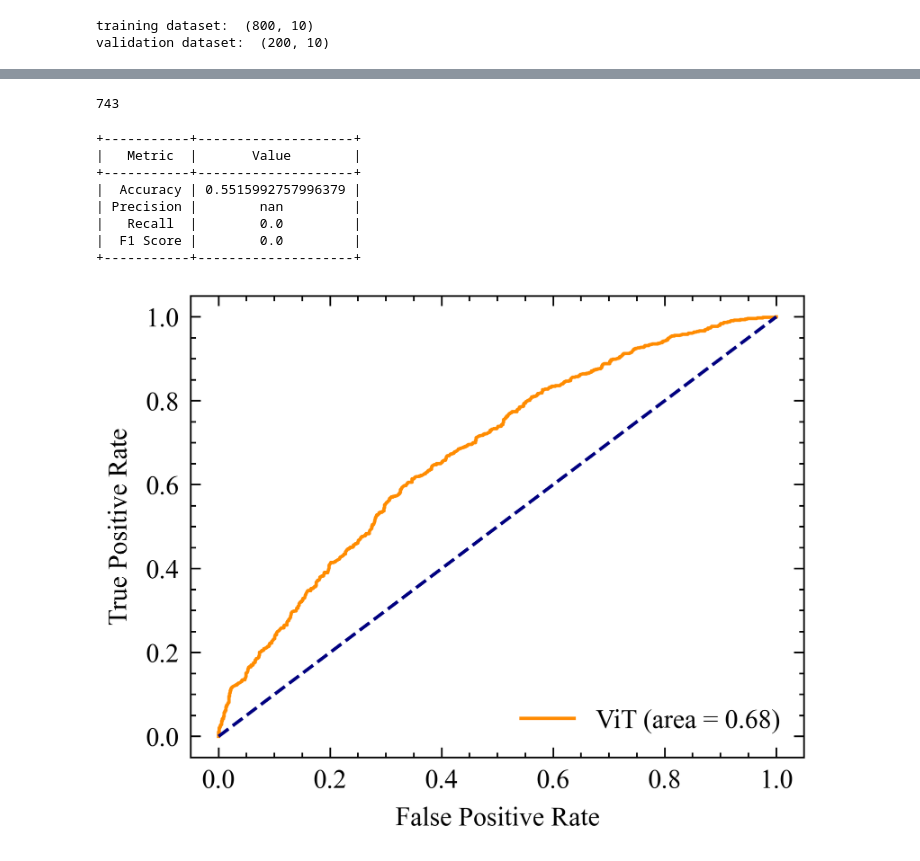
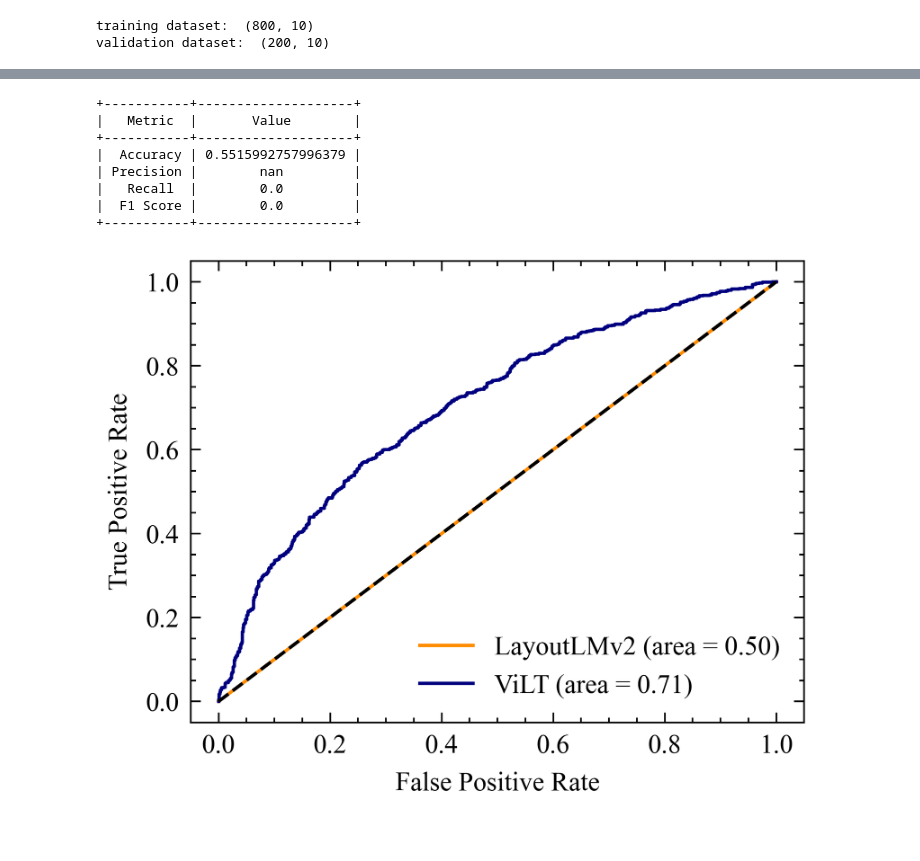
Before and after one commit to keyanUB/meme_models, a Jupyter notebook: layoutlm.ipynb, the cells around one changed output, grey strips where cells are left out. Cells and saved outputs as stored; diff of their text form; code cells hidden in the pictures.

Commit message:
update_results

```diff
--- a/layoutlm.ipynb
+++ b/layoutlm.ipynb
@@ -311,10 +336,6 @@ tp = df_cm['tp'][0]
 fp = df_cm['fp'][0]
 tn = df_cm['tn'][0]
 fn = df_cm['fn'][0]
-# %%
-fn
-# %% [output]
-743
 # %%
 # print the evaluation metrics in a table
 from prettytable import PrettyTable
@@ -335,38 +356,47 @@ print(x)
 |  F1 Score |        0.0         |
 +-----------+--------------------+
 # %%
-df_result = pd.read_csv('results/layoutlm_roc.csv')
+df_layout = pd.read_csv('results/layoutlm_roc.csv')
+df_vilt = pd.read_csv('results/vilt_roc.csv')
 # %%
 # get the lists of fpr, tpr, thresholds
-fpr = df_result['fpr'].tolist()
-tpr = df_result['tpr'].tolist()
-thresholds_list = df_result['thresholds'].tolist()
+fpr_layout = df_layout['fpr'].tolist()
+tpr_layout = df_layout['tpr'].tolist()
+thresholds_layout = df_layout['thresholds'].tolist()
+
+fpr_vilt = df_vilt['fpr'].tolist()
+tpr_vilt = df_vilt['tpr'].tolist()
+thresholds_vilt = df_vilt['thresholds'].tolist()
 # %%
 # plot the roc curve
 import latex
 from sklearn.metrics import roc_curve, auc
 import matplotlib.pyplot as plt
 import scienceplots
 
 plt.style.use(['science','ieee', 'no-latex'])
 
 plt.rcParams.update({
     "font.family": "serif",
     # Use LaTeX default serif font.
     "font.serif": ["Times New Roman"],
     # Use specific cursive fonts.
     "font.cursive": ["Comic Neue", "Times New Roman"],
 })
 
-plt.plot(fpr, tpr, color='darkorange', label='L (area = %0.2f)' % auc(fpr, tpr))
-plt.plot([0, 1], [0, 1], color='navy', linestyle='--')
+plt.plot(fpr_layout, tpr_layout, color='darkorange', label='LayoutLMv2 (area = %0.2f)' % auc(fpr_layout, tpr_layout))
+plt.plot(fpr_vilt, tpr_vilt, color='navy', label='ViLT (area = %0.2f)' % auc(fpr_vilt, tpr_vilt), linestyle='-')
+
+plt.plot([0, 1], [0, 1], color='black', linestyle='--')
 # plt.xlim([0.0, 1.0])
 # plt.ylim([0.0, 1.05])
 plt.xlabel('False Positive Rate')
 plt.ylabel('True Positive Rate')
 plt.legend(loc="lower right")
+# adjust the legend font size
+# plt.legend(prop={'size': 8})
 # plt.title('Receiver operating characteristic example')
 # plt.show()
 plt.savefig('roc_curve1.pdf')
 # %% [output]
-[figure, old version]
+[figure, new version]
```
Also changed, not shown: parts of 5 cells of this notebook, 4 other files.
